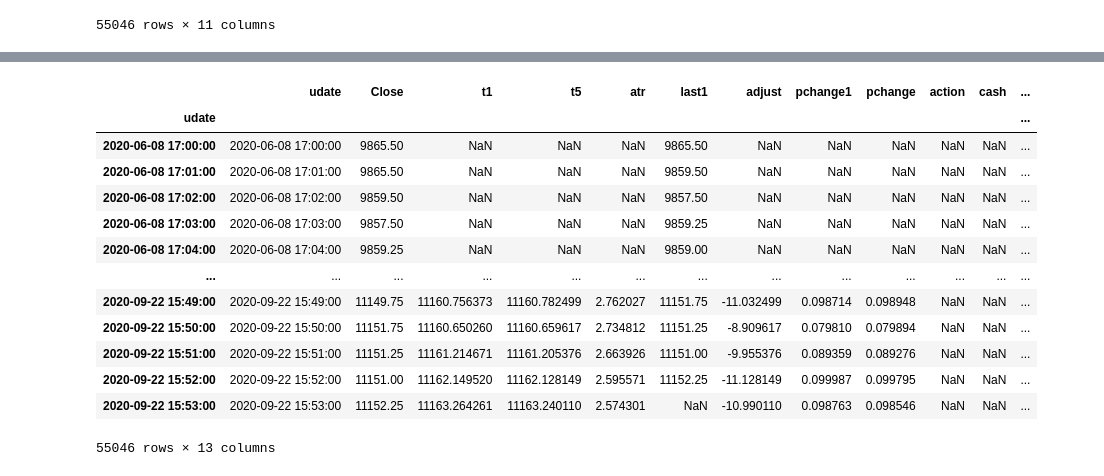
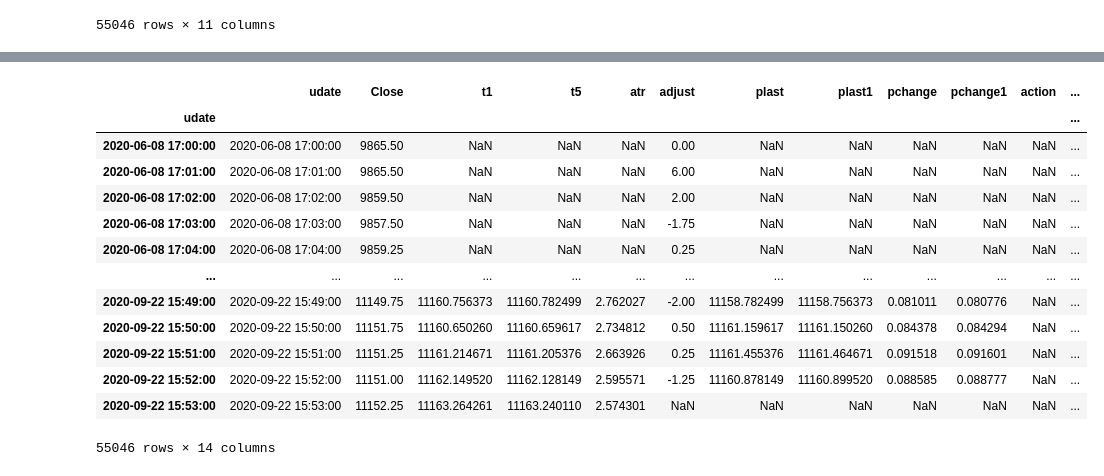
Before and after one commit to webclinic017/dbpower-machine-learning-project, a Jupyter notebook: algo.ipynb, the cells around one changed output, grey strips where cells are left out. Cells and saved outputs as stored; diff of their text form; code cells hidden in the pictures.

```diff
--- a/algo.ipynb
+++ b/algo.ipynb
@@ -7,8 +7,16 @@ import json as json
 pd.options.mode.chained_assignment = None
 # %%
 # 1.0
-path1 = os.path.abspath(os.path.join('data', 'nq', 'prediction', 't5-0608-0922-e12-u512-w50.csv'))
-path1 = os.path.abspath(os.path.join('data', 'nq', 'prediction', 't5-0608-0922-e10-u512-w50.csv'))
+file = 't5-0608-0922-e10-u512-w50'
+direction = 'short' # 方向
+vol = 0.5 # 买卖波幅
+vol2 = 0 # 止蚀波幅
+cutloss = 1.05 # 止蚀
+is_adjust = True # 调整
+minutes = 5 # 预测x分钟后
+
+# 1.1
+path1 = os.path.abspath(os.path.join('data', 'nq', 'prediction', file+'.csv'))
 df1 = pd.read_csv(path1)
 df1.udate = pd.to_datetime(df1.udate)
 df1.index = pd.to_datetime(df1.udate)
@@ -40,9 +48,19 @@ vols = np.array(df2['Volume'], dtype='float')
 df2['atr'] = talib.ATR(highs, lows, closes, timeperiod=14*2)
 
 df2['last1'] = df2['Close'].shift(periods=-1) # 上笔数据 最后价
-df2['adjust'] = df2['Close'] - df2['t5'] # 5分钟后的 波幅
-df2['pchange1'] = (df2['t1'] - df2['Close']) / df2['Close']*100 # 1分钟后的 波幅率
-df2['pchange'] = (df2['t5'] - df2['Close']) / df2['Close']*100 # 5分钟后的 波幅率
+df2['adjust'] = df2['Close'] - df2['last1'] # 前1分钟 结算价 波幅
+
+key2 = 't'+str(minutes)
+if not is_adjust:
+    df2['plast'] = df2[key2] # 预测 5分钟后的 波幅
+    df2['plast1'] = df2['t1'] # 预测 1分钟后的 波幅
+else:
+    df2['plast'] = df2[key2] + df2['adjust'] # 已调整
+    df2['plast1'] = df2['t1'] + df2['adjust'] # 已调整
+
+df2['pchange'] = (df2['plast'] - df2['Close']) / df2['Close']*100 # 预测 5分钟后的 波幅率
+df2['pchange1'] = (df2['plast1'] - df2['Close']) / df2['Close']*100 # 预测 1分钟后的 波幅率
+
 df2
 # %% [output]
 |  | udate | High | Low | Open | Close | Volume | t1 | t2 | t3 | t4 | t5 | ... |
@@ -62,11 +80,5 @@ df2
 # %%
 # 3.0
-direction = 'long' # 方向
-vol = 0.45 # 买卖波幅
-vol2 = 0 # 止蚀波幅
-cutloss = 1.05 # 止蚀
-
-# 3.1
 df4 = pd.DataFrame(columns = ['udate', 'action', 'cash', 'profit', 'message'])
 holding = False # 是否持有仓位
 top_profit_price = 0 # 买入点数
@@ -109,6 +121,11 @@ for k1, v1 in df3.iterrows():
             holding = False
             profit2 = (v1['Close']-cost1)*20 - (fee*2)
             cash = cash + profit2
+            if profit2 > 0:
+                profit3 = '<span class="text-danger">+'+str(profit2)+'</span>'
+            elif profit2 <= 0:
+                profit3 = '<span class="text-success">'+str(profit2)+'</span>'
+            message = '('+str(cost1)+' - '+str(v1['Close'])+')*20 - ('+str(fee)+'*2) = '+profit3
             # 3.4 长仓
             if direction == 'long' and stop_profit2:
                 action = 'sell'
@@ -119,7 +136,7 @@ for k1, v1 in df3.iterrows():
                 action = 'buy'
             elif direction == 'short' and cut_loss2:
                 action = 'cut'
-            df4 = df4.append({'udate': k1, 'action': action, 'cash': cash, 'profit': profit2, 'message': np.nan}, ignore_index=True)
+            df4 = df4.append({'udate': k1, 'action': action, 'cash': cash, 'profit': profit2, 'message': message}, ignore_index=True)
 
 df4.index = df4['udate']
 df4.drop(['udate'], axis=1, inplace=True)
@@ -142,24 +163,24 @@ df4
 # %%
 # 4.0
 df5 = pd.concat([df2, df4], axis=1)
-drop_list_5 = ['High', 'Low', 'Open', 'Volume', 't2', 't3', 't4']
+drop_list_5 = ['High', 'Low', 'Open', 'Volume', 't2', 't3', 't4', 'last1']
 df5.drop(drop_list_5, axis=1, inplace=True)
 df5
 # %% [output]
-|  | udate | Close | t1 | t5 | atr | last1 | adjust | pchange1 | pchange | action | cash | ... |
+|  | udate | Close | t1 | t5 | atr | adjust | plast | plast1 | pchange | pchange1 | action | ... |
 | udate |  |  |  |  |  |  |  |  |  |  |  | ... |
-| 2020-06-08 17:00:00 | 2020-06-08 17:00:00 | 9865.50 | NaN | NaN | NaN | 9865.50 | NaN | NaN | NaN | NaN | NaN | ... |
-| 2020-06-08 17:01:00 | 2020-06-08 17:01:00 | 9865.50 | NaN | NaN | NaN | 9859.50 | NaN | NaN | NaN | NaN | NaN | ... |
-| 2020-06-08 17:02:00 | 2020-06-08 17:02:00 | 9859.50 | NaN | NaN | NaN | 9857.50 | NaN | NaN | NaN | NaN | NaN | ... |
-| 2020-06-08 17:03:00 | 2020-06-08 17:03:00 | 9857.50 | NaN | NaN | NaN | 9859.25 | NaN | NaN | NaN | NaN | NaN | ... |
-| 2020-06-08 17:04:00 | 2020-06-08 17:04:00 | 9859.25 | NaN | NaN | NaN | 9859.00 | NaN | NaN | NaN | NaN | NaN | ... |
+| 2020-06-08 17:00:00 | 2020-06-08 17:00:00 | 9865.50 | NaN | NaN | NaN | 0.00 | NaN | NaN | NaN | NaN | NaN | ... |
+| 2020-06-08 17:01:00 | 2020-06-08 17:01:00 | 9865.50 | NaN | NaN | NaN | 6.00 | NaN | NaN | NaN | NaN | NaN | ... |
+| 2020-06-08 17:02:00 | 2020-06-08 17:02:00 | 9859.50 | NaN | NaN | NaN | 2.00 | NaN | NaN | NaN | NaN | NaN | ... |
+| 2020-06-08 17:03:00 | 2020-06-08 17:03:00 | 9857.50 | NaN | NaN | NaN | -1.75 | NaN | NaN | NaN | NaN | NaN | ... |
+| 2020-06-08 17:04:00 | 2020-06-08 17:04:00 | 9859.25 | NaN | NaN | NaN | 0.25 | NaN | NaN | NaN | NaN | NaN | ... |
 | ... | ... | ... | ... | ... | ... | ... | ... | ... | ... | ... | ... | ... |
-| 2020-09-22 15:49:00 | 2020-09-22 15:49:00 | 11149.75 | 11160.756373 | 11160.782499 | 2.762027 | 11151.75 | -11.032499 | 0.098714 | 0.098948 | NaN | NaN | ... |
-| 2020-09-22 15:50:00 | 2020-09-22 15:50:00 | 11151.75 | 11160.650260 | 11160.659617 | 2.734812 | 11151.25 | -8.909617 | 0.079810 | 0.079894 | NaN | NaN | ... |
-| 2020-09-22 15:51:00 | 2020-09-22 15:51:00 | 11151.25 | 11161.214671 | 11161.205376 | 2.663926 | 11151.00 | -9.955376 | 0.089359 | 0.089276 | NaN | NaN | ... |
-| 2020-09-22 15:52:00 | 2020-09-22 15:52:00 | 11151.00 | 11162.149520 | 11162.128149 | 2.595571 | 11152.25 | -11.128149 | 0.099987 | 0.099795 | NaN | NaN | ... |
-| 2020-09-22 15:53:00 | 2020-09-22 15:53:00 | 11152.25 | 11163.264261 | 11163.240110 | 2.574301 | NaN | -10.990110 | 0.098763 | 0.098546 | NaN | NaN | ... |
+| 2020-09-22 15:49:00 | 2020-09-22 15:49:00 | 11149.75 | 11160.756373 | 11160.782499 | 2.762027 | -2.00 | 11158.782499 | 11158.756373 | 0.081011 | 0.080776 | NaN | ... |
+| 2020-09-22 15:50:00 | 2020-09-22 15:50:00 | 11151.75 | 11160.650260 | 11160.659617 | 2.734812 | 0.50 | 11161.159617 | 11161.150260 | 0.084378 | 0.084294 | NaN | ... |
+| 2020-09-22 15:51:00 | 2020-09-22 15:51:00 | 11151.25 | 11161.214671 | 11161.205376 | 2.663926 | 0.25 | 11161.455376 | 11161.464671 | 0.091518 | 0.091601 | NaN | ... |
+| 2020-09-22 15:52:00 | 2020-09-22 15:52:00 | 11151.00 | 11162.149520 | 11162.128149 | 2.595571 | -1.25 | 11160.878149 | 11160.899520 | 0.088585 | 0.088777 | NaN | ... |
+| 2020-09-22 15:53:00 | 2020-09-22 15:53:00 | 11152.25 | 11163.264261 | 11163.240110 | 2.574301 | NaN | NaN | NaN | NaN | NaN | NaN | ... |
-55046 rows × 13 columns
+55046 rows × 14 columns
 # %%
 # 5.0
 df6 = df5.loc[(df5['action']=='buy') | (df5['action']=='sell') | (df5['action']=='cut')]
```
Also changed, not shown: parts of 3 cells of this notebook.
